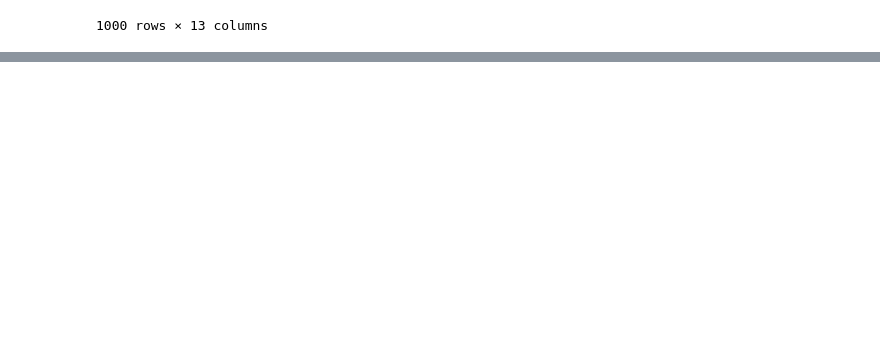
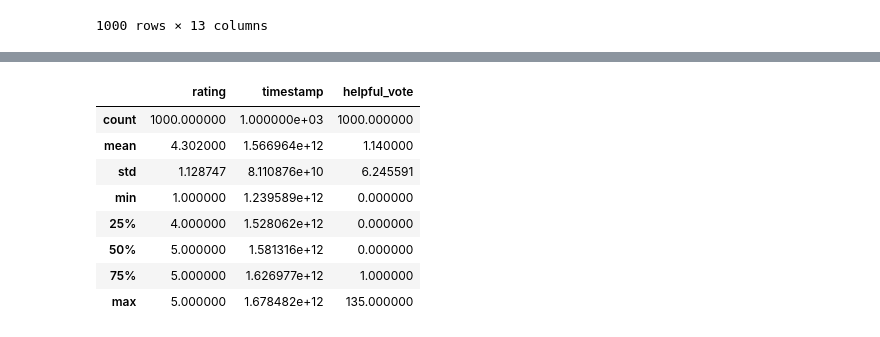
Before and after one commit to rajeevszone-ai/ai-shopping-assistant, a Jupyter notebook: src/shopping_assistant/analysis/dataset-analysis.ipynb, the cells around one changed output, grey strips where cells are left out. Cells and saved outputs as stored; diff of their text form; code cells hidden in the pictures; blank space fills up the shorter version.

```diff
--- a/src/shopping_assistant/analysis/dataset-analysis.ipynb
+++ b/src/shopping_assistant/analysis/dataset-analysis.ipynb
@@ -72,0 +154,12 @@ sample_df
+# %%
+sample_review_df.describe()
+# %% [output]
+|  | rating | timestamp | helpful_vote |
+| count | 1000.000000 | 1.000000e+03 | 1000.000000 |
+| mean | 4.302000 | 1.566964e+12 | 1.140000 |
+| std | 1.128747 | 8.110876e+10 | 6.245591 |
+| min | 1.000000 | 1.239589e+12 | 0.000000 |
+| 25% | 4.000000 | 1.528062e+12 | 0.000000 |
+| 50% | 5.000000 | 1.581316e+12 | 0.000000 |
+| 75% | 5.000000 | 1.626977e+12 | 1.000000 |
+| max | 5.000000 | 1.678482e+12 | 135.000000 |
```
Also changed, not shown: parts of 18 cells of this notebook, 1 other file.
